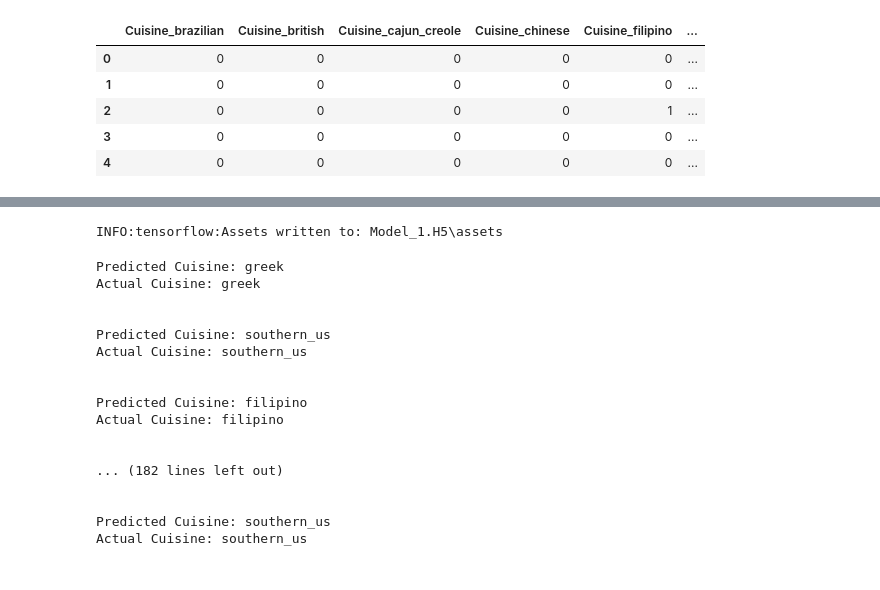
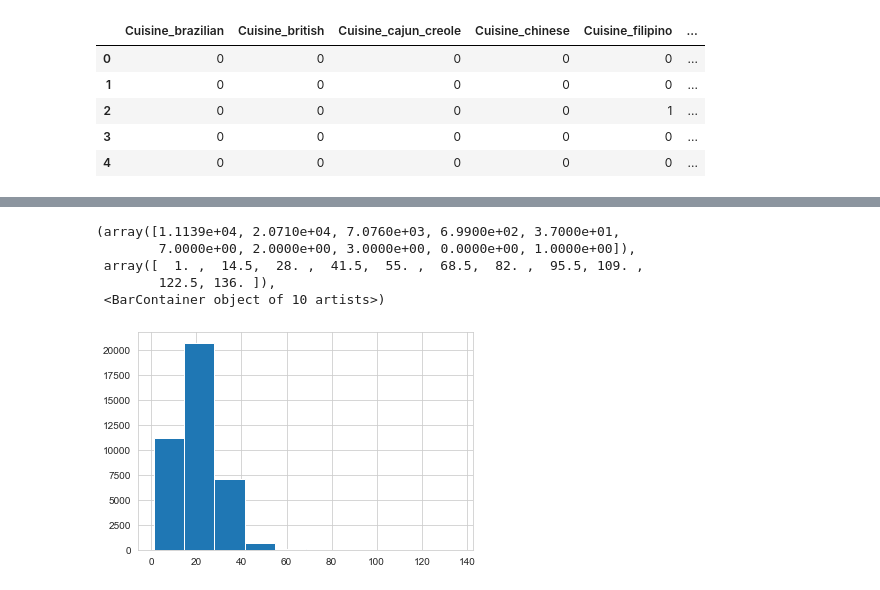
Before and after one commit to Goooo4it/Clementine-cuisine-prediction-project, a Jupyter notebook: Arpan's.ipynb, the cells around one changed output, grey strips where cells are left out. Cells and saved outputs as stored; diff of their text form; code cells hidden in the pictures.

```diff
--- a/Arpan's.ipynb
+++ b/Arpan's.ipynb
@@ -124,28 +149,0 @@ Text(0, 0.5, 'Mean Squared Error')
-# %%
-Model.save('Model_1.H5')
-# %% [output]
-INFO:tensorflow:Assets written to: Model_1.H5\assets
-# %%
-# Doing a performence check on first few data points
-for i in range(50):
-    print('Predicted Cuisine: %s'%y_dummies.columns[np.argmax(Model.predict(X_norm.to_numpy()[i:i+1]))].replace('Cuisine_',''))
-    print('Actual Cuisine: %s'%y.loc[i].Cuisine)
-    print('\n')
-# %% [output]
-Predicted Cuisine: greek
-Actual Cuisine: greek
-
-
-Predicted Cuisine: southern_us
-Actual Cuisine: southern_us
-
-
-Predicted Cuisine: filipino
-Actual Cuisine: filipino
-
-
-... (182 lines left out)
-
-
-Predicted Cuisine: southern_us
-Actual Cuisine: southern_us
@@ -151,0 +154,19 @@ Actual Cuisine: southern_us
+# %%
+# Preprocessing the training data
+words = set()
+for i in data_train:
+    ingredients = ''
+    for j in i['ingredients']:
+        ingredients+= ' '+j.lower()
+    words.add(ingredients)
+words = list(words)
+# %%
+word_lengths = np.array([len(i.split()) for i in words])
+plt.hist(word_lengths)
+# %% [output]
+(array([1.1139e+04, 2.0710e+04, 7.0760e+03, 6.9900e+02, 3.7000e+01,
+        7.0000e+00, 2.0000e+00, 3.0000e+00, 0.0000e+00, 1.0000e+00]),
+ array([  1. ,  14.5,  28. ,  41.5,  55. ,  68.5,  82. ,  95.5, 109. ,
+        122.5, 136. ]),
+ <BarContainer object of 10 artists>)
+[figure, added]
```
Also changed, not shown: parts of 13 cells of this notebook.
